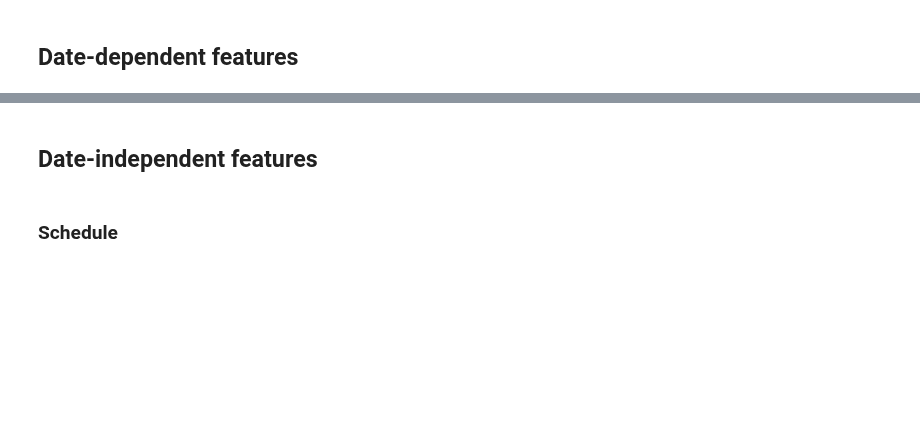
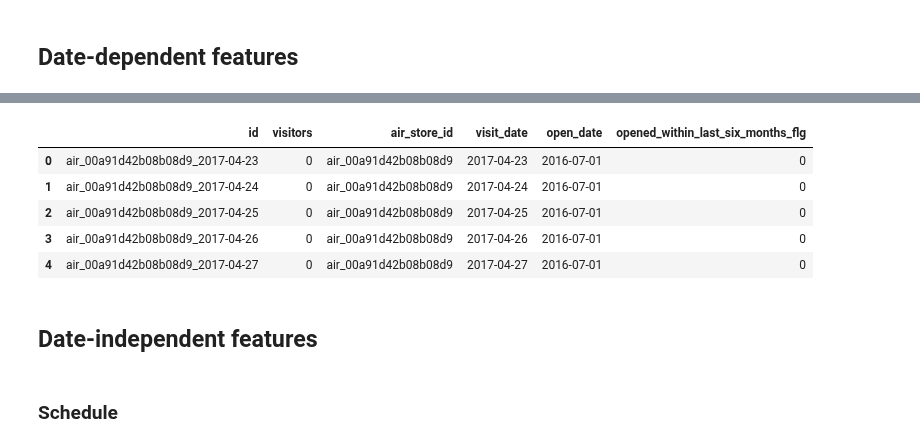
Before and after one commit to Lymuthien/mentoring_program, a Jupyter notebook: notebooks/02_feature_engineering.ipynb, the cells around one changed output, grey strips where cells are left out. Drawn from its saved outputs; the diff is of its cells as text; code cells hidden in the pictures; blank space fills up the shorter version.

```diff
--- a/notebooks/02_feature_engineering.ipynb
+++ b/notebooks/02_feature_engineering.ipynb
@@ -25,0 +71,5 @@ store_rel_df = read_csv('store_id_relation.csv')
+# %%
+air_open_dates = air_visit_df.groupby(AIR_RESTAURANT_ID_COL)[VISIT_DATE_COL].min().rename(OPEN_DATE_COL)
+# %%
+air_visit_df = add_opened_recently_flg(air_visit_df, air_open_dates, VISIT_DATE_COL, AIR_RESTAURANT_ID_COL)
+sample_submission_df = add_opened_recently_flg(sample_submission_df, air_open_dates, VISIT_DATE_COL, AIR_RESTAURANT_ID_COL)
@@ -26,3 +85,12 @@ store_rel_df = read_csv('store_id_relation.csv')
+# %%
+sample_submission_df.head()
+# %% [output]
+|  | id | visitors | air_store_id | visit_date | open_date | opened_within_last_six_months_flg |
+| 0 | air_00a91d42b08b08d9_2017-04-23 | 0 | air_00a91d42b08b08d9 | 2017-04-23 | 2016-07-01 | 0 |
+| 1 | air_00a91d42b08b08d9_2017-04-24 | 0 | air_00a91d42b08b08d9 | 2017-04-24 | 2016-07-01 | 0 |
+| 2 | air_00a91d42b08b08d9_2017-04-25 | 0 | air_00a91d42b08b08d9 | 2017-04-25 | 2016-07-01 | 0 |
+| 3 | air_00a91d42b08b08d9_2017-04-26 | 0 | air_00a91d42b08b08d9 | 2017-04-26 | 2016-07-01 | 0 |
+| 4 | air_00a91d42b08b08d9_2017-04-27 | 0 | air_00a91d42b08b08d9 | 2017-04-27 | 2016-07-01 | 0 |
 # %% [markdown]
 ## Date-independent features
 # %% [markdown]
```
Also changed, not shown: parts of 17 cells of this notebook, 4 other files.
